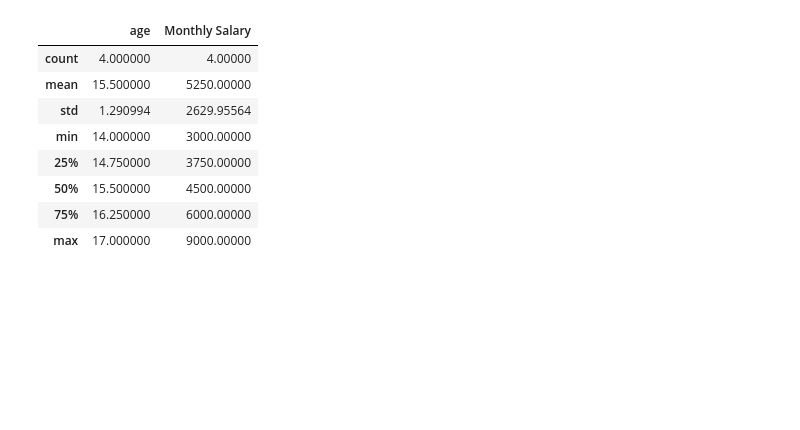
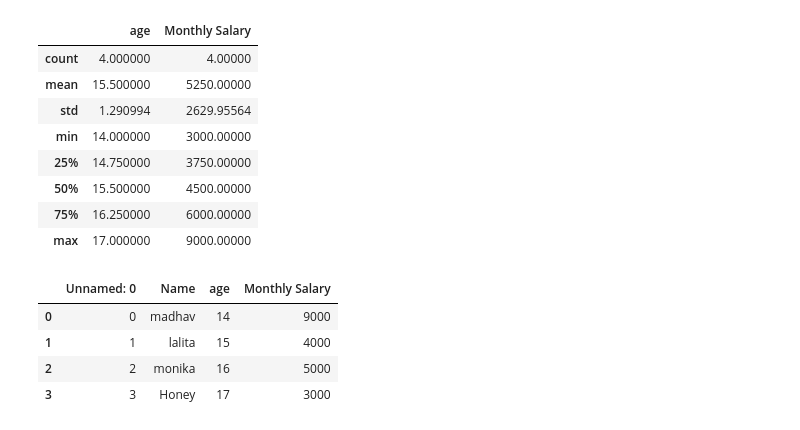
Before and after one commit to Monika0501/Python_practice, a Jupyter notebook: Untitled2.ipynb, the cells around one changed output. Saved outputs shown, nothing was run; the diff lists cells and outputs as text; code cells hidden in the pictures; blank space fills up the shorter version.

```diff
--- a/Untitled2.ipynb
+++ b/Untitled2.ipynb
@@ -112,0 +113,9 @@ df.to_csv("test_data.csv")
+# %%
+load_df=pd.read_csv("Test_data.csv") #import dataframe
+load_df
+# %% [output]
+|  | Unnamed: 0 | Name | age | Monthly Salary |
+| 0 | 0 | madhav | 14 | 9000 |
+| 1 | 1 | lalita | 15 | 4000 |
+| 2 | 2 | monika | 16 | 5000 |
+| 3 | 3 | Honey | 17 | 3000 |
```
Also changed, not shown: parts of 10 cells of this notebook.
